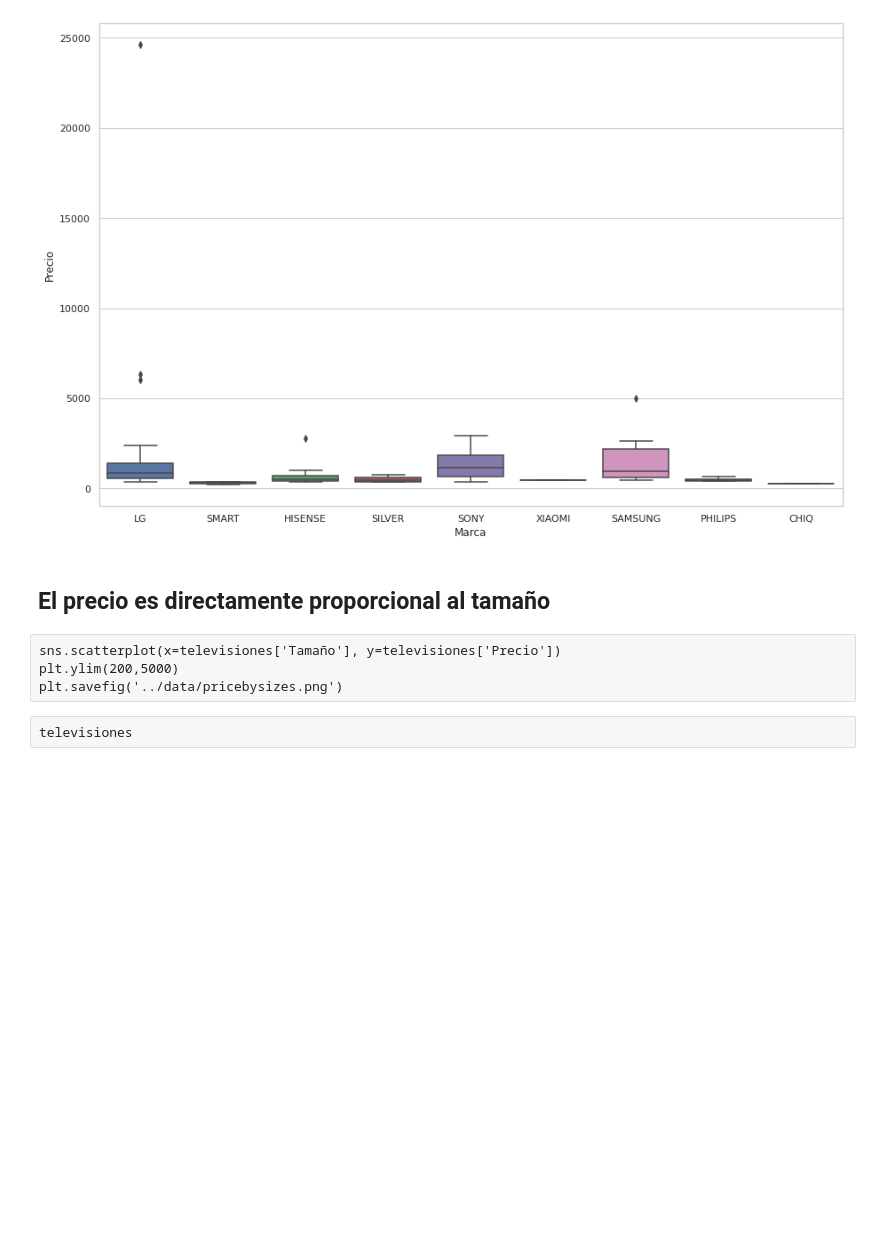
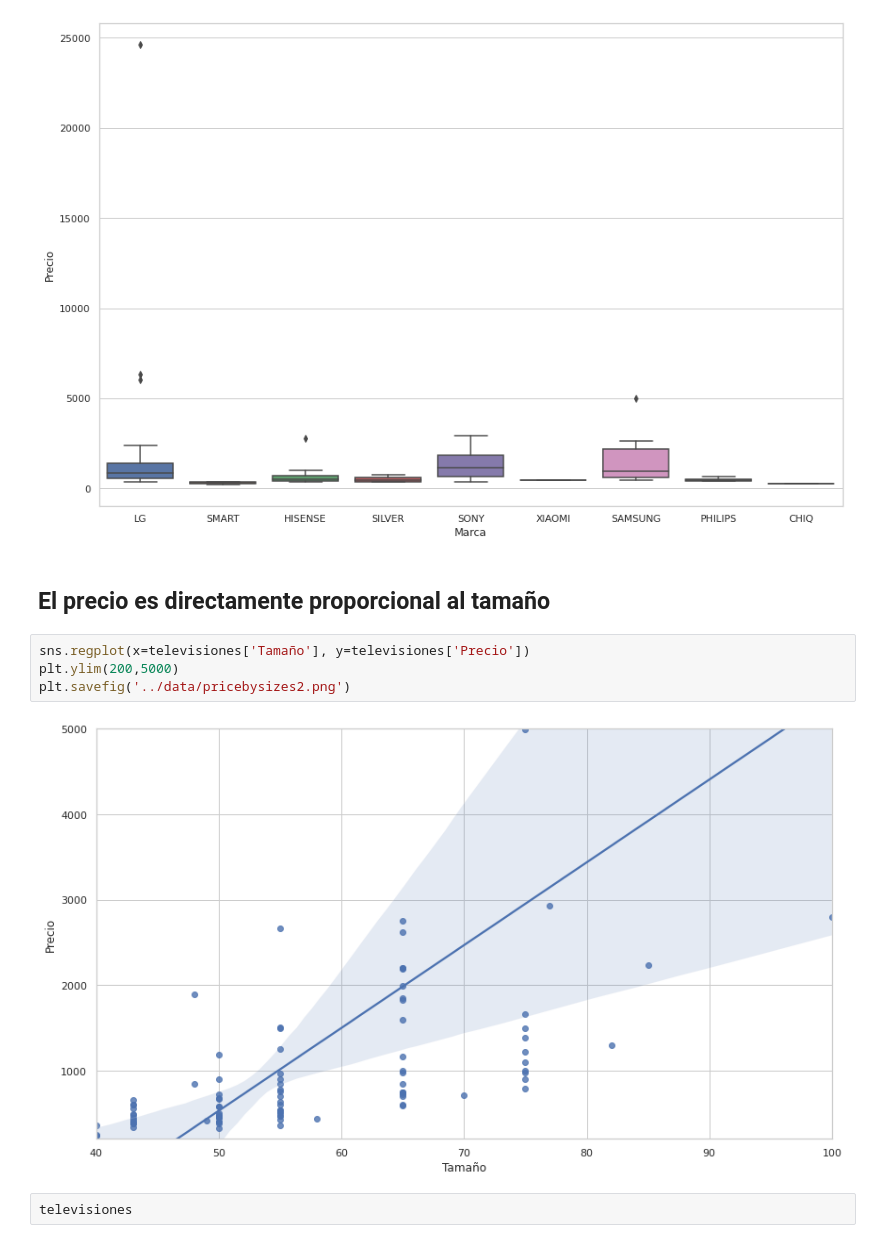
Before and after one commit to Carlosleono/TV-search, a Jupyter notebook: Notebooks/2_Analisis.ipynb, the cells around one changed output. Cells and saved outputs as stored; diff of their text form; blank space fills up the shorter version.

```diff
--- a/Notebooks/2_Analisis.ipynb
+++ b/Notebooks/2_Analisis.ipynb
@@ -50,10 +50,12 @@ plt.savefig('../data/boxplotmarcabueno.png')
 [figure]
 # %% [markdown]
 ## El precio es directamente proporcional al tamaño
-# %% [raw]
-sns.scatterplot(x=televisiones['Tamaño'], y=televisiones['Precio'])
-plt.ylim(200,5000)
-plt.savefig('../data/pricebysizes.png')
+# %%
+sns.regplot(x=televisiones['Tamaño'], y=televisiones['Precio'])
+plt.ylim(200,5000)
+plt.savefig('../data/pricebysizes2.png')
+# %% [output]
+[figure, added]
 # %%
 televisiones
 # %% [output]
```
